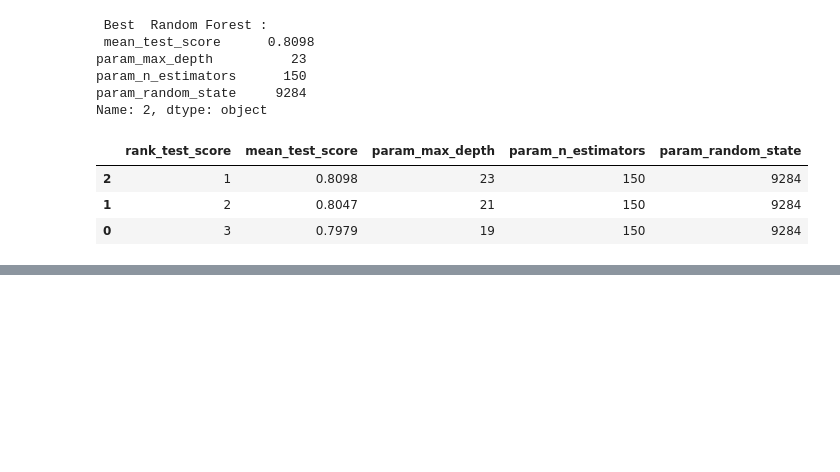
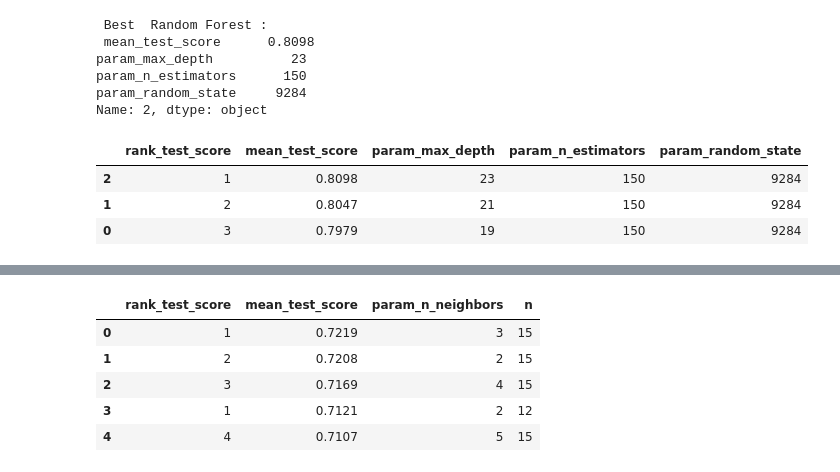
Before and after one commit to ViniciusCastillo/Test_Einstein, a Jupyter notebook: notebooks/Classification_Test.ipynb, the cells around one changed output, grey strips where cells are left out. Cells and saved outputs as stored; diff of their text form; code cells hidden in the pictures; blank space fills up the shorter version.

```diff
--- a/notebooks/Classification_Test.ipynb
+++ b/notebooks/Classification_Test.ipynb
@@ -295,0 +357,3 @@ results_xgbc
+# %%
+params = {'n_neighbors': [1,2,3,4,5,6]}
+results_knc = test_model_select([6, 9, 12, 15], KNeighborsClassifier(), X_train_res, y_train_res, params, 'K Neighboors')
@@ -295,0 +378,9 @@ results_xgbc
+# %%
+results_knc.head()
+# %% [output]
+|  | rank_test_score | mean_test_score | param_n_neighbors | n |
+| 0 | 1 | 0.7219 | 3 | 15 |
+| 1 | 2 | 0.7208 | 2 | 15 |
+| 2 | 3 | 0.7169 | 4 | 15 |
+| 3 | 1 | 0.7121 | 2 | 12 |
+| 4 | 4 | 0.7107 | 5 | 15 |
```
Also changed, not shown: parts of 21 cells of this notebook.
